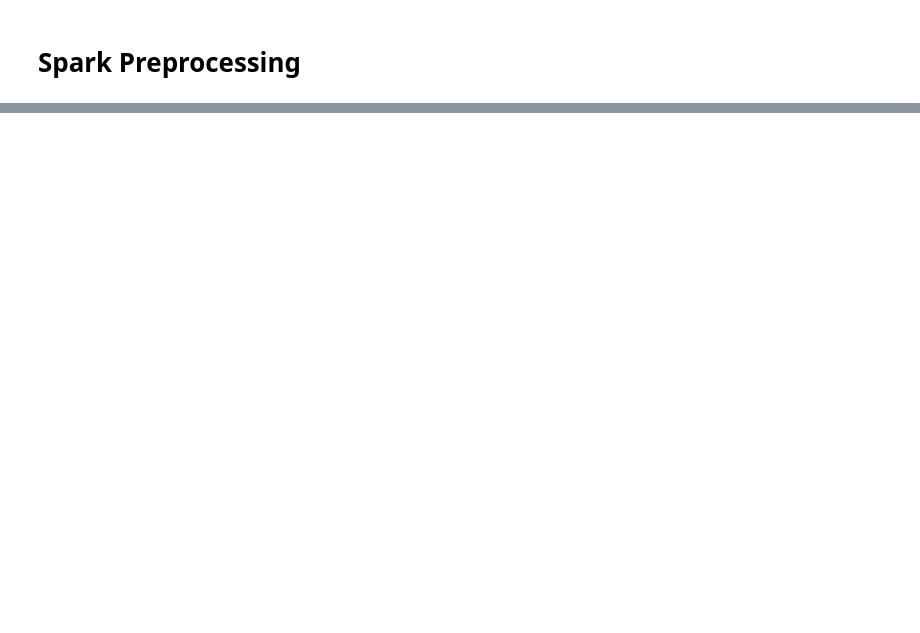
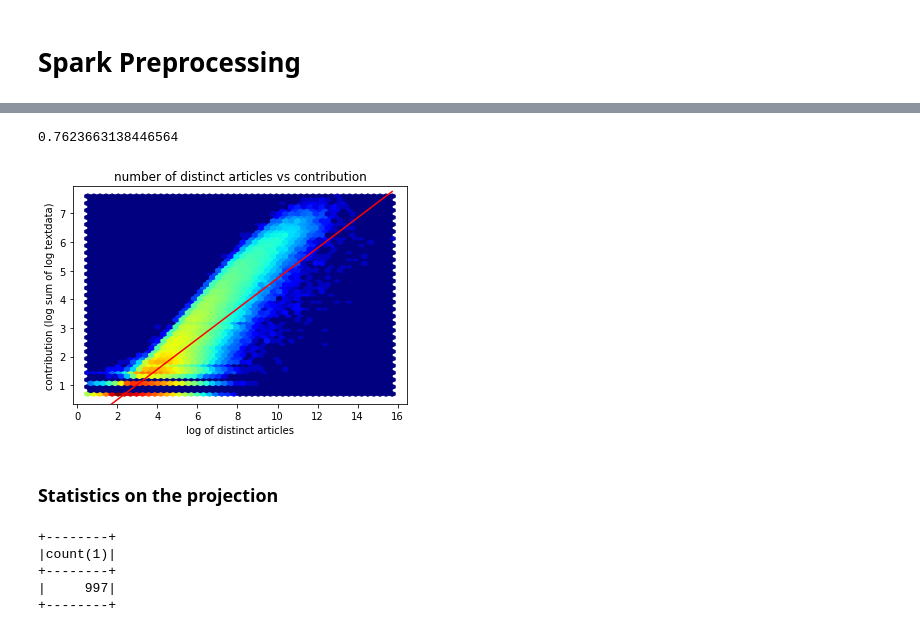
Before and after one commit to cs224w-f18-wikipedia-retention/wikipedia-retention, a Jupyter notebook: notebooks/2.1.1-acmiyaguchi-graph-blocking.ipynb, the cells around one changed output, grey strips where cells are left out. Cells and saved outputs as stored; diff of their text form; code cells hidden in the pictures; blank space fills up the shorter version.

```diff
--- a/notebooks/2.1.1-acmiyaguchi-graph-blocking.ipynb
+++ b/notebooks/2.1.1-acmiyaguchi-graph-blocking.ipynb
@@ -173,0 +263,27 @@ Driver stacktrace:
+# %%
+m, b, r, _, _ = linregress(xx, zz)
+print(r**2)
+plt.hexbin(xx, zz, gridsize=50, bins='log', cmap='jet')
+ax = plt.gca()
+ax.set_autoscale_on(False)
+x_vals = np.linspace(1, max(xx))
+plt.plot(x_vals, x_vals*m+b, 'r')
+plt.title("number of distinct articles vs contribution")
+plt.xlabel("log of distinct articles")
+plt.ylabel("contribution (log sum of log textdata)")
+plt.show()
+# %% [output]
+0.7623663138446564
+[figure, added]
+# %% [markdown]
+### Statistics on the projection
+# %%
+admins_df = spark.read.csv("data/processed/admins.csv").toDF("username")
+admins_df.createOrReplaceTempView("admins")
+spark.sql("select count(*) from admins").show()
+# %% [output]
++--------+
+|count(1)|
++--------+
+|     997|
++--------+
```
Also changed, not shown: parts of 42 cells of this notebook, 4 other files.
